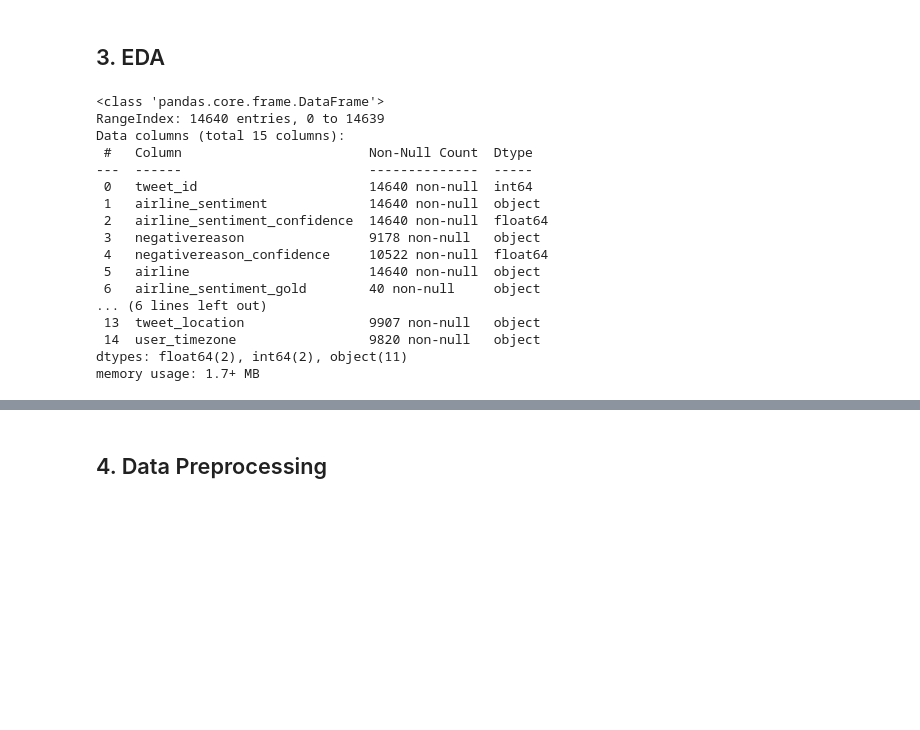
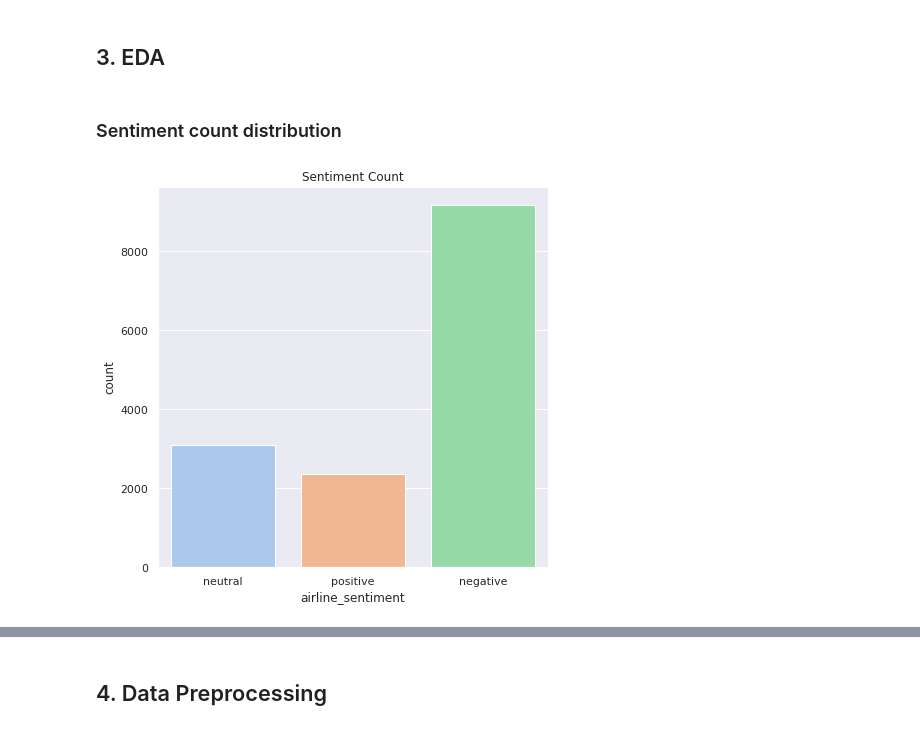
Before and after one commit to sheilambadi/nlp-airlines-sentiment-analysis, a Jupyter notebook: Sentiment_Analysis.ipynb, the cells around one changed output, grey strips where cells are left out. Saved outputs shown, nothing was run; the diff lists cells and outputs as text; code cells hidden in the pictures; blank space fills up the shorter version.

```diff
--- a/Sentiment_Analysis.ipynb
+++ b/Sentiment_Analysis.ipynb
@@ -44,8 +44,8 @@ warnings.filterwarnings('ignore')
 # %% [markdown]
 ## 2. Loading Data
 # %%
-data = pd.read_csv('twitter-airline-sentiment/Tweets.csv')
-data.head()
+complete_data = pd.read_csv('twitter-airline-sentiment/Tweets.csv')
+complete_data.head()
 # %% [output]
 |  | tweet_id | airline_sentiment | airline_sentiment_confidence | negativereason | negativereason_confidence | airline | ... |
 | 0 | 570306133677760513 | neutral | 1.0000 | NaN | NaN | Virgin America | ... |
@@ -55,0 +78,4 @@ data.head()
+# %%
+# data we need
+data = complete_data[["airline_sentiment", "text", "airline", "negativereason"]]
+data.head()
@@ -56,22 +89,13 @@ data.head()
 # %% [markdown]
 ## 3. EDA
-# %%
-data.info()
-# %% [output]
-<class 'pandas.core.frame.DataFrame'>
-RangeIndex: 14640 entries, 0 to 14639
-Data columns (total 15 columns):
- #   Column                        Non-Null Count  Dtype
----  ------                        --------------  -----
- 0   tweet_id                      14640 non-null  int64
- 1   airline_sentiment             14640 non-null  object
- 2   airline_sentiment_confidence  14640 non-null  float64
- 3   negativereason                9178 non-null   object
- 4   negativereason_confidence     10522 non-null  float64
- 5   airline                       14640 non-null  object
- 6   airline_sentiment_gold        40 non-null     object
-... (6 lines left out)
- 13  tweet_location                9907 non-null   object
- 14  user_timezone                 9820 non-null   object
-dtypes: float64(2), int64(2), object(11)
-memory usage: 1.7+ MB
+# %% [markdown]
+### Sentiment count distribution
+# %%
+# get count of sentiment classes
+sns.set()      # to set theme
+plt.figure(figsize=(7,7))
+sns.countplot(x=data["airline_sentiment"],palette="pastel")
+plt.title("Sentiment Count")
+plt.show()
+# %% [output]
+[figure, added]
```
Also changed, not shown: parts of 9 cells of this notebook.
